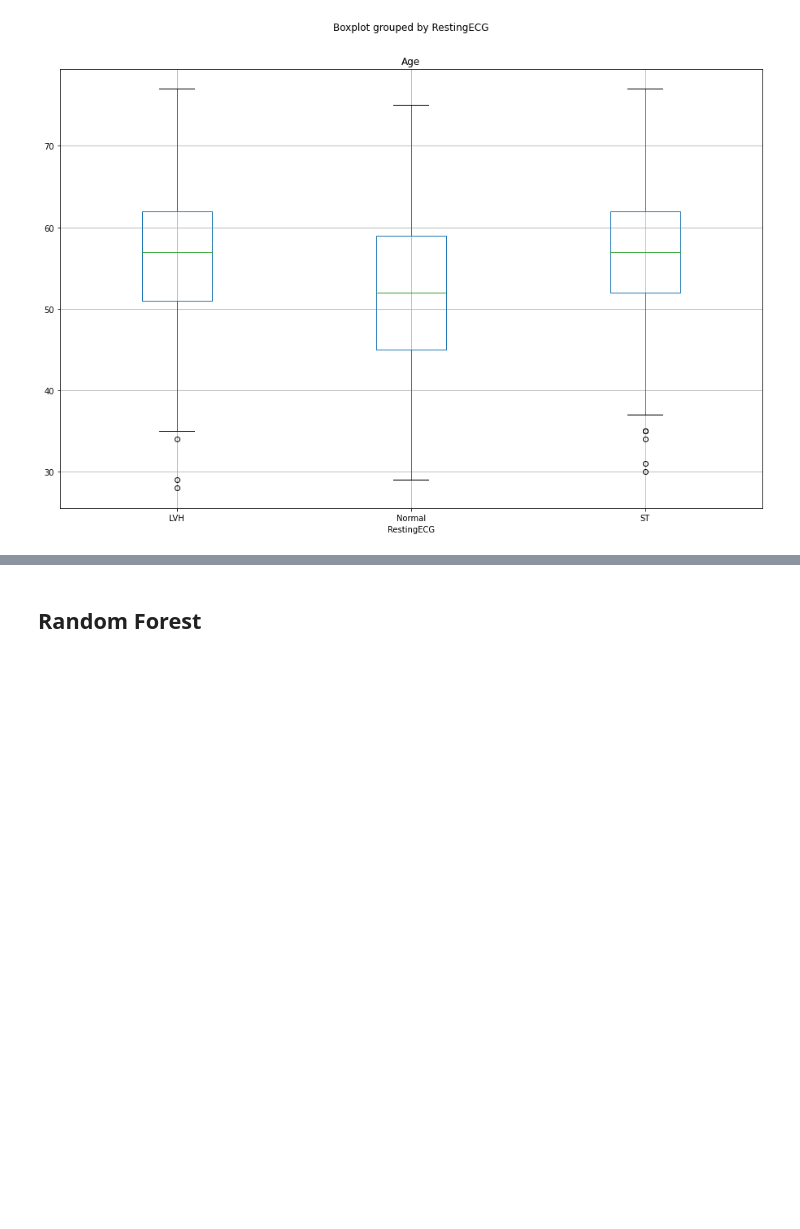
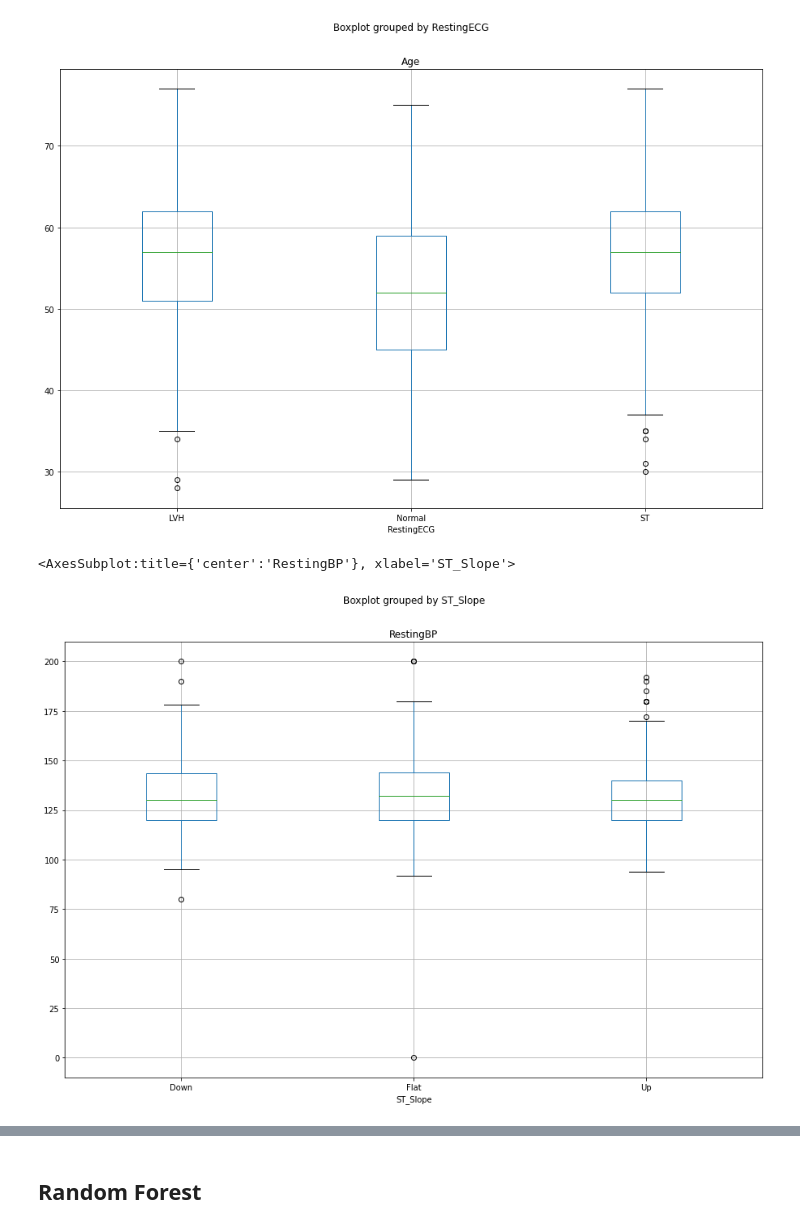
Before and after one commit to dgonzal/rnd_forest_barcamp, a Jupyter notebook: barcamp_heart.ipynb, the cells around one changed output, grey strips where cells are left out. Cells and saved outputs as stored; diff of their text form; code cells hidden in the pictures; blank space fills up the shorter version.

```diff
--- a/barcamp_heart.ipynb
+++ b/barcamp_heart.ipynb
@@ -128,3 +182,8 @@ df.boxplot(column=['Age'], by='RestingECG') #, 'RestingBP', 'Cholesterol', 'MaxH
 # %% [output]
 <AxesSubplot:title={'center':'Age'}, xlabel='RestingECG'>
 [figure]
+# %%
+df.boxplot(column=['RestingBP'], by='ST_Slope')
+# %% [output]
+<AxesSubplot:title={'center':'RestingBP'}, xlabel='ST_Slope'>
+[figure, added]
```
Also changed, not shown: parts of 41 cells of this notebook.
